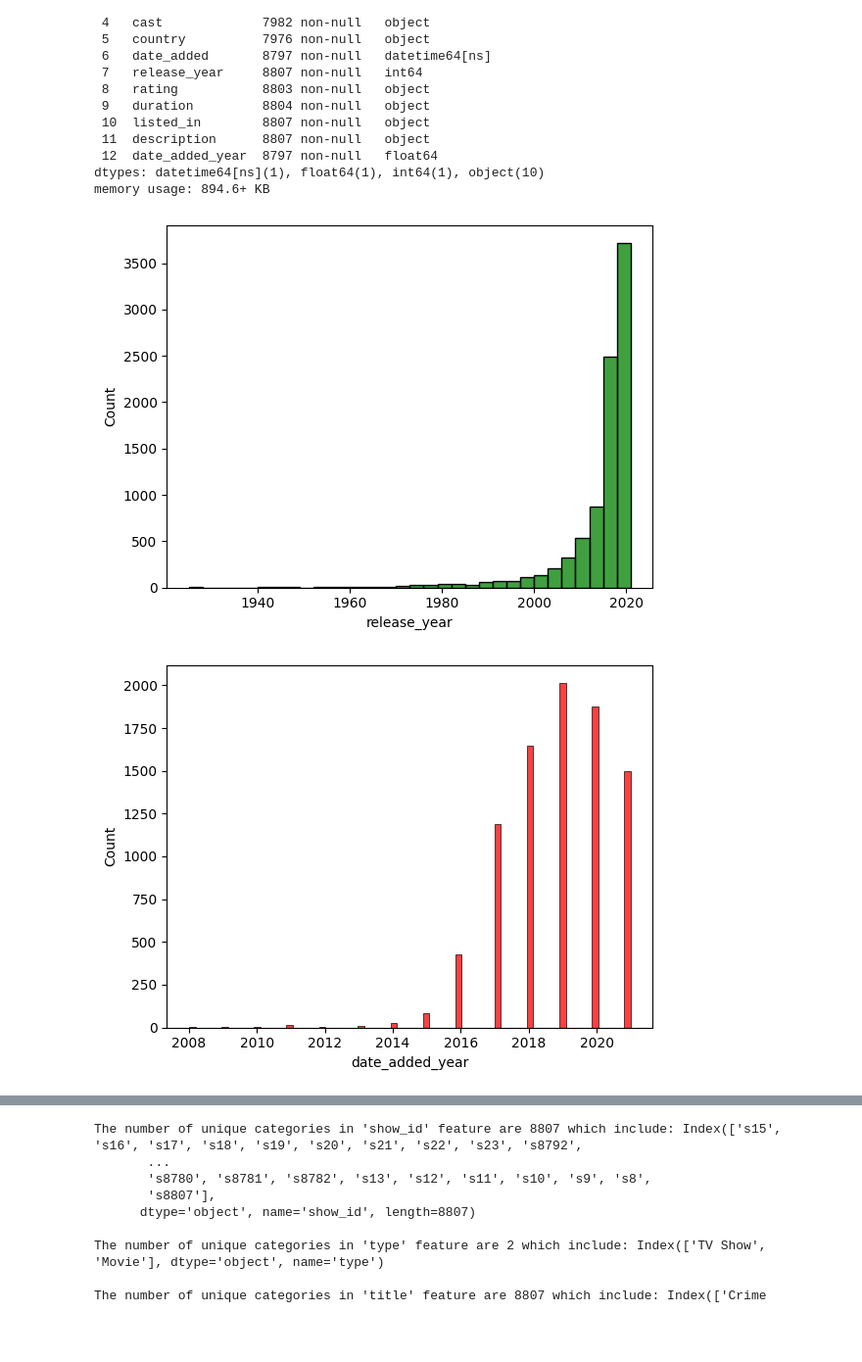
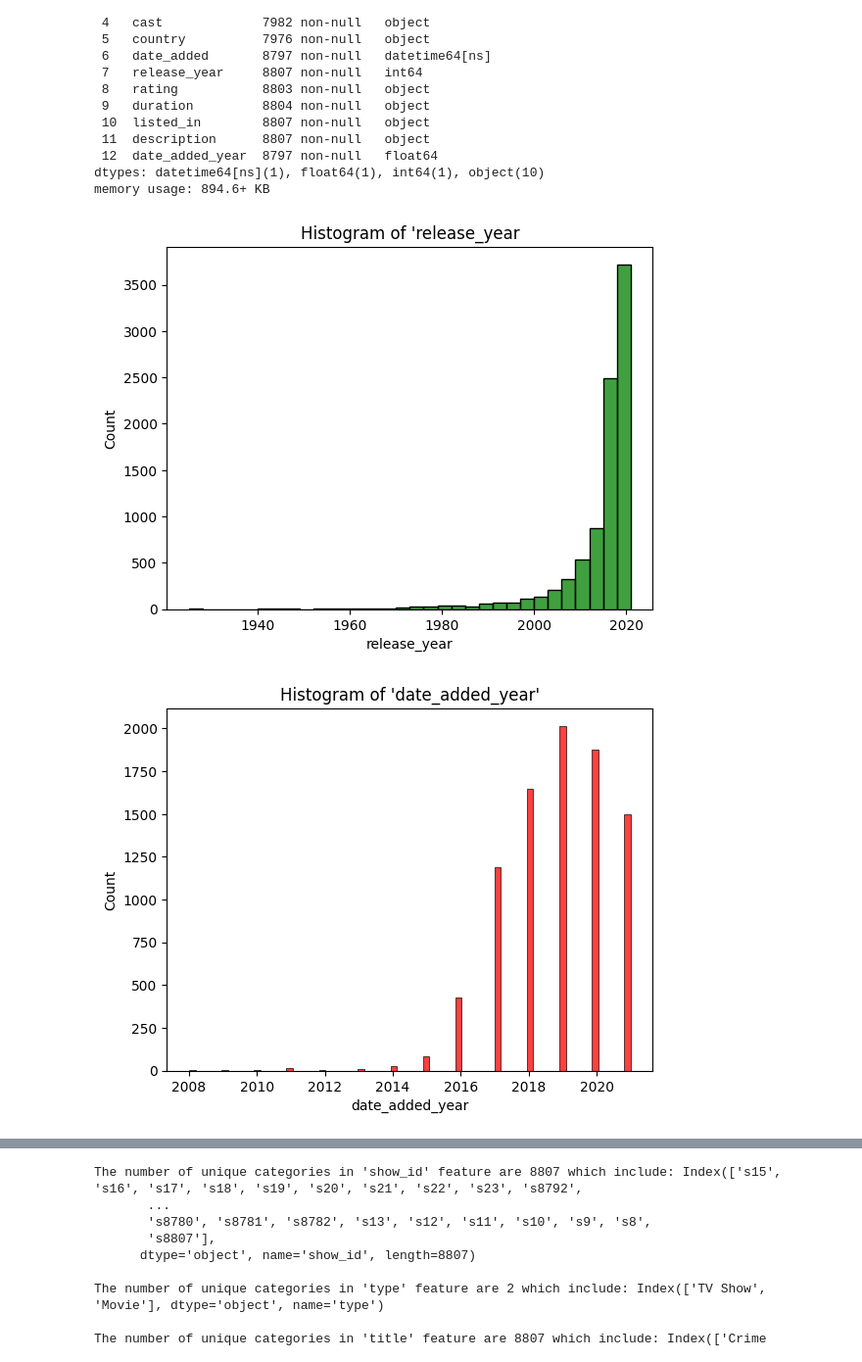
Before and after one commit to tajwinder-singh/netflix-eda, a Jupyter notebook: netflix_data_visualization.ipynb, the cells around one changed output, grey strips where cells are left out. Shown: that part at 98% size. Drawn from its saved outputs; the diff is of its cells as text; code cells hidden in the pictures; blank space fills up the shorter version.

```diff
--- a/netflix_data_visualization.ipynb
+++ b/netflix_data_visualization.ipynb
@@ -164,13 +164,15 @@ Data columns (total 13 columns):
 dtypes: datetime64[ns](1), float64(1), int64(1), object(10)
 memory usage: 894.6+ KB
 # %%
-sns.histplot(x = df['release_year'], binwidth=3, color = 'green') # creating a histplot of release_year
+sns.histplot(x = df['release_year'], binwidth=3, color = 'green') # creating a histogram of release_year
+plt.title("Histogram of 'release_year")
 plt.show()
 # %% [output]
-[figure, old version]
+[figure, new version]
 # %%
 sns.histplot(x = df['date_added_year'],color = 'red') # created a histplot of date _added_year
+plt.title("Histogram of 'date_added_year'")
 plt.show()
 # %% [output]
-[figure, old version]
+[figure, new version]
 # %% [markdown]
```
Also changed, not shown: parts of 27 cells of this notebook.
